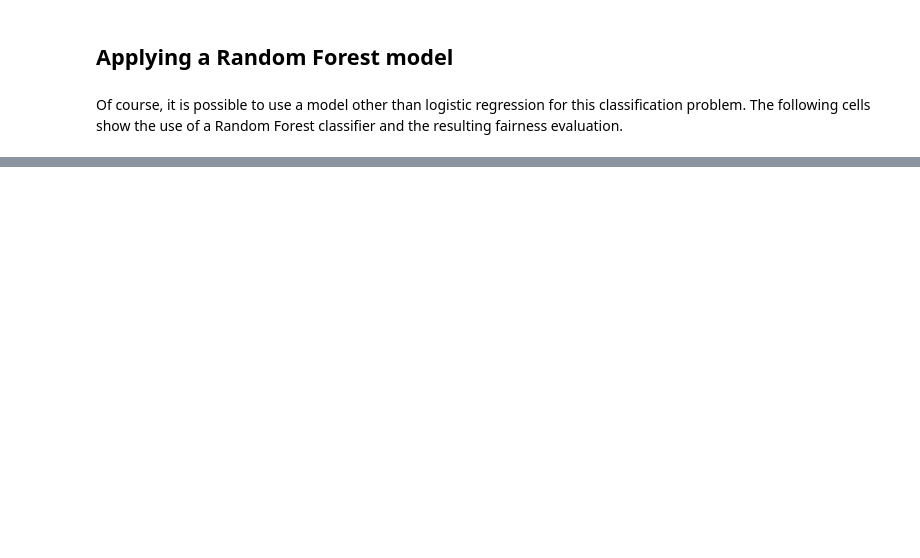
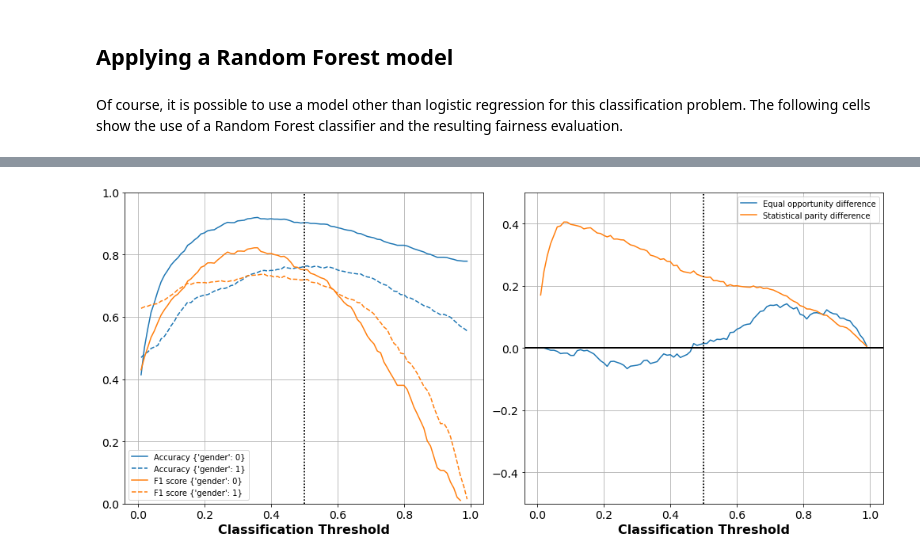
Before and after one commit to achterhe/fair-ml-goethe, a Jupyter notebook: notebook.ipynb, the cells around one changed output, grey strips where cells are left out. Drawn from its saved outputs; the diff is of its cells as text; code cells hidden in the pictures; blank space fills up the shorter version.

```diff
--- a/notebook.ipynb
+++ b/notebook.ipynb
@@ -884,0 +983,4 @@ get_fairness_over_thresholds(dataset_orig_test, rf, thresh_arr, unprivileged_gro
+# %%
+get_fairness_over_thresholds(dataset_orig_test, lmod, thresh_arr, unprivileged_groups, privileged_groups, threshold=threshold, performance_per_group=True)
+# %% [output]
+[figure, added]
```
Also changed, not shown: parts of 24 cells of this notebook.
